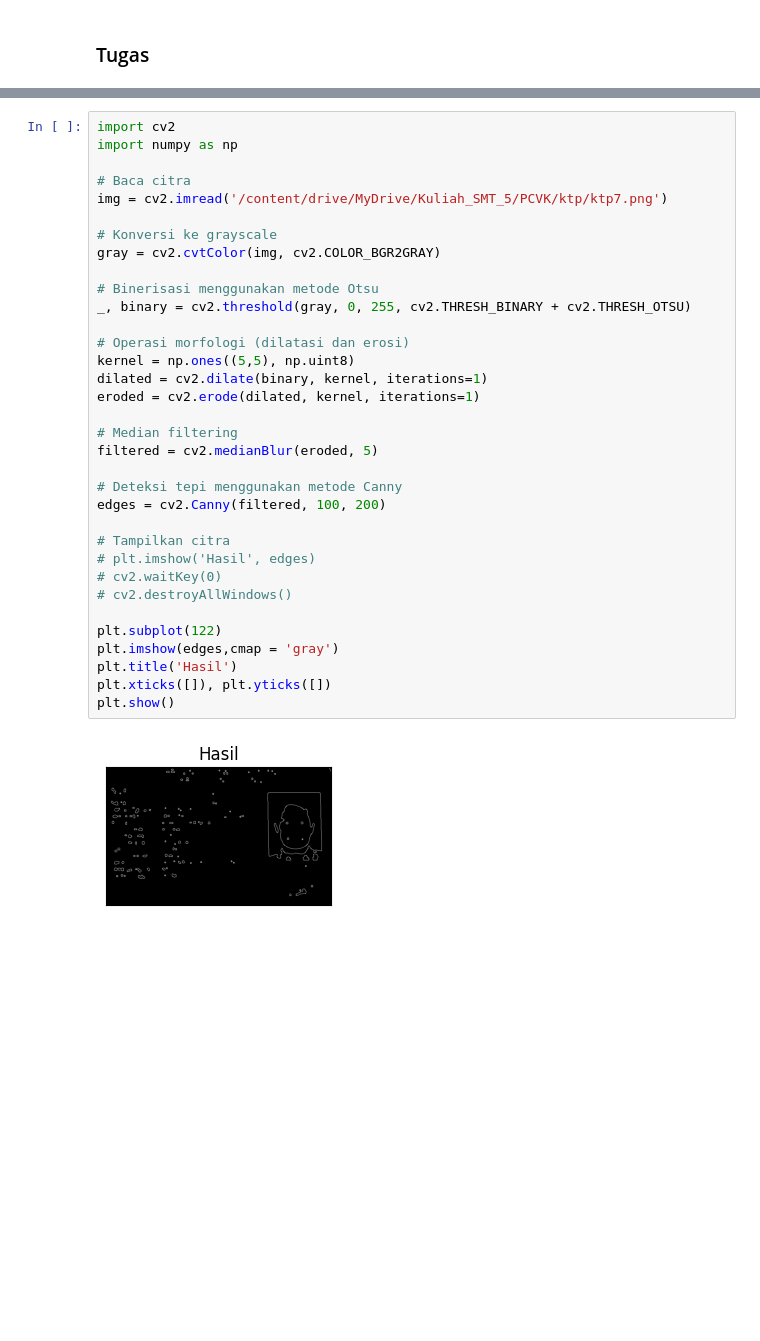
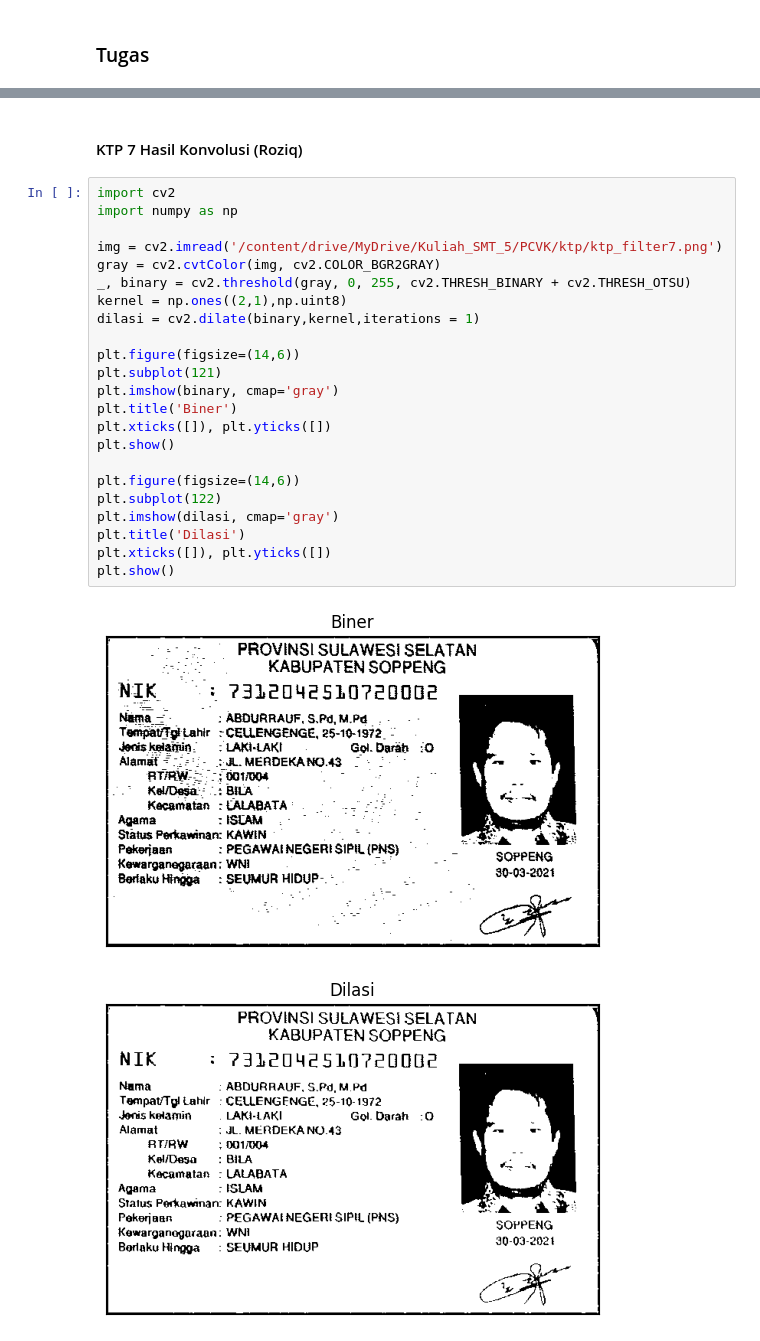
Before and after one commit to rzqmhb/PCVK_Ganjil_2023, a Jupyter notebook: week08.ipynb, the cells around one changed output, grey strips where cells are left out. Cells and saved outputs as stored; diff of their text form; blank space fills up the shorter version.

```diff
--- a/week08.ipynb
+++ b/week08.ipynb
@@ -539,36 +601,28 @@ plt.show()
+# %% [markdown]
+#### KTP 7 Hasil Konvolusi (Roziq)
 # %%
 import cv2
 import numpy as np
 
-# Baca citra
-img = cv2.imread('/content/drive/MyDrive/Kuliah_SMT_5/PCVK/ktp/ktp7.png')
+img = cv2.imread('/content/drive/MyDrive/Kuliah_SMT_5/PCVK/ktp/ktp_filter7.png')
+gray = cv2.cvtColor(img, cv2.COLOR_BGR2GRAY)
+_, binary = cv2.threshold(gray, 0, 255, cv2.THRESH_BINARY + cv2.THRESH_OTSU)
+kernel = np.ones((2,1),np.uint8)
+dilasi = cv2.dilate(binary,kernel,iterations = 1)
 
-# Konversi ke grayscale
-gray = cv2.cvtColor(img, cv2.COLOR_BGR2GRAY)
-
-# Binerisasi menggunakan metode Otsu
-_, binary = cv2.threshold(gray, 0, 255, cv2.THRESH_BINARY + cv2.THRESH_OTSU)
-
-# Operasi morfologi (dilatasi dan erosi)
-kernel = np.ones((5,5), np.uint8)
-dilated = cv2.dilate(binary, kernel, iterations=1)
-eroded = cv2.erode(dilated, kernel, iterations=1)
-
-# Median filtering
-filtered = cv2.medianBlur(eroded, 5)
-
-# Deteksi tepi menggunakan metode Canny
-edges = cv2.Canny(filtered, 100, 200)
-
-# Tampilkan citra
-# plt.imshow('Hasil', edges)
-# cv2.waitKey(0)
-# cv2.destroyAllWindows()
-
-plt.subplot(122)
-plt.imshow(edges,cmap = 'gray')
-plt.title('Hasil')
+plt.figure(figsize=(14,6))
+plt.subplot(121)
+plt.imshow(binary, cmap='gray')
+plt.title('Biner')
 plt.xticks([]), plt.yticks([])
 plt.show()
+
+plt.figure(figsize=(14,6))
+plt.subplot(122)
+plt.imshow(dilasi, cmap='gray')
+plt.title('Dilasi')
+plt.xticks([]), plt.yticks([])
+plt.show()
 # %% [output]
-[figure, old version]
+[figure, new version]
+[figure, added]
```
Also changed, not shown: parts of 6 cells of this notebook.
